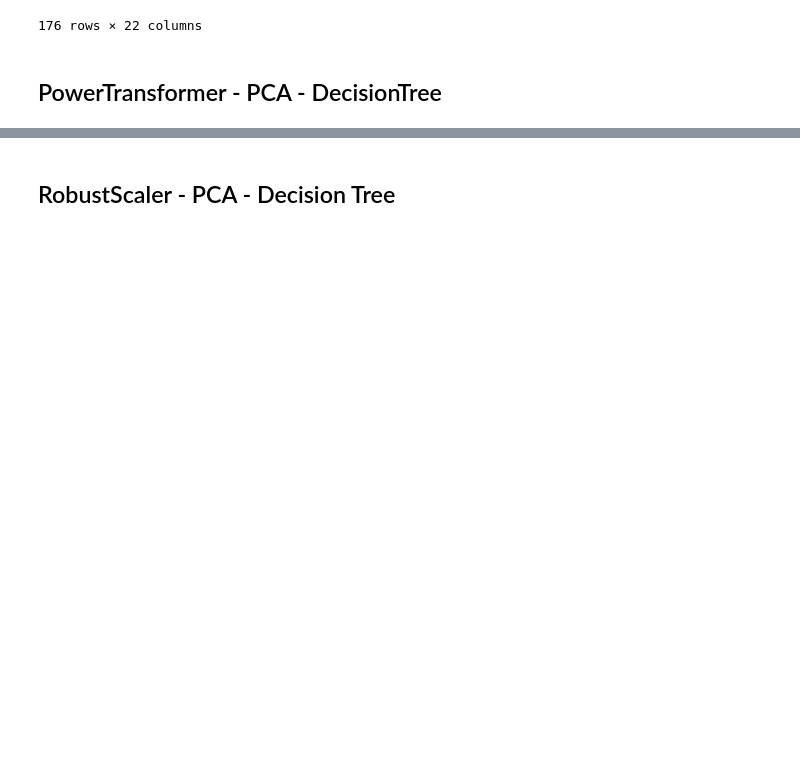
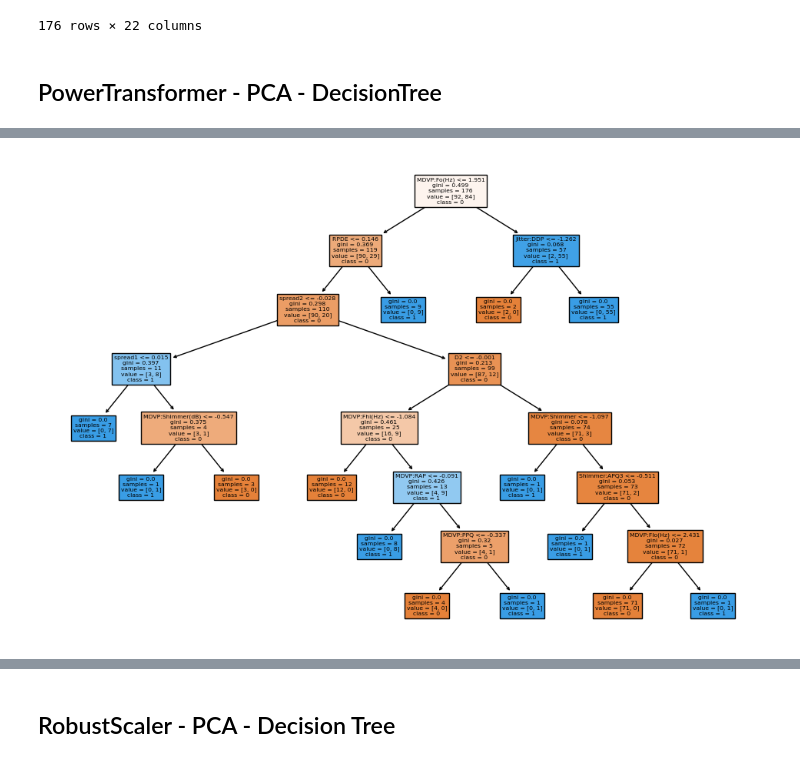
Before and after one commit to t-price/ML_project, a Jupyter notebook: Pipeline_SHAP.ipynb, the cells around one changed output, grey strips where cells are left out. Saved outputs shown, nothing was run; the diff lists cells and outputs as text; code cells hidden in the pictures; blank space fills up the shorter version.

Commit message:
Add files via upload
Pipeline_SHAP Update

```diff
--- a/Pipeline_SHAP.ipynb
+++ b/Pipeline_SHAP.ipynb
@@ -156,0 +181,10 @@ Pipeline Accuracy on Test Set: 0.8793103448275862
+# %%
+# Extract the trained DecisionTreeClassifier
+dt_classifier = best_pipeline.named_steps['classifier']
+
+# Plot the decision tree
+plt.figure(figsize=(12, 8))
+plot_tree(dt_classifier, filled=True, feature_names=list(train_X.columns), class_names=[str(class_label) for class_label in dt_classifier.classes_])
+plt.show()
+# %% [output]
+[figure, added]
```
Also changed, not shown: parts of 10 cells of this notebook.
